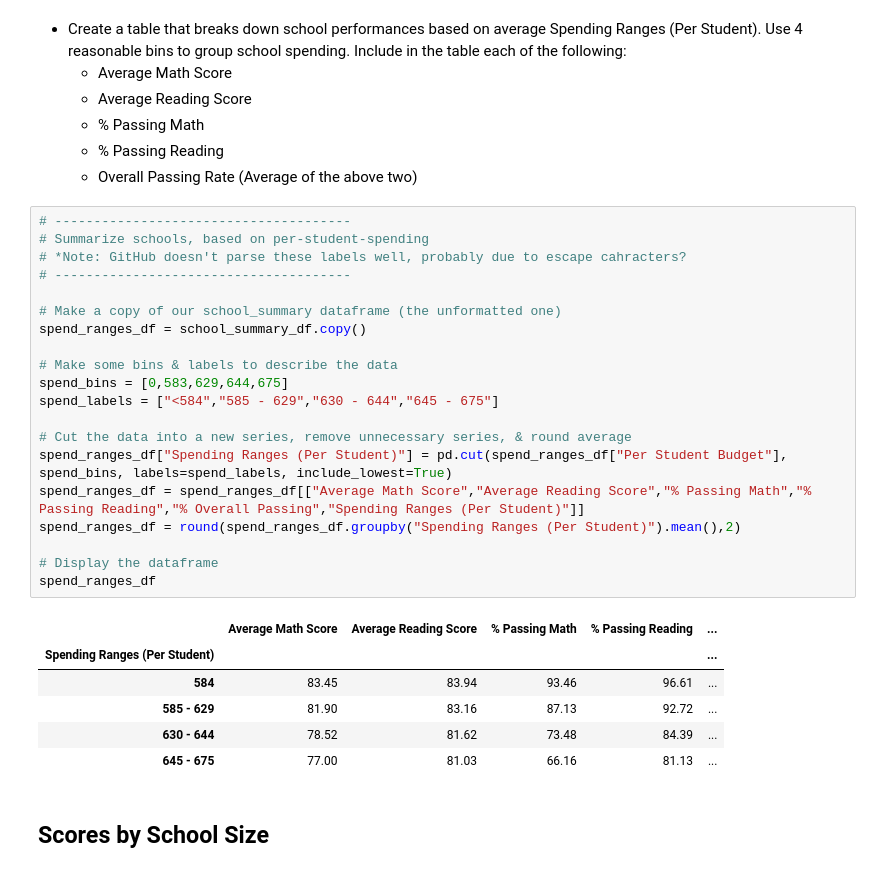
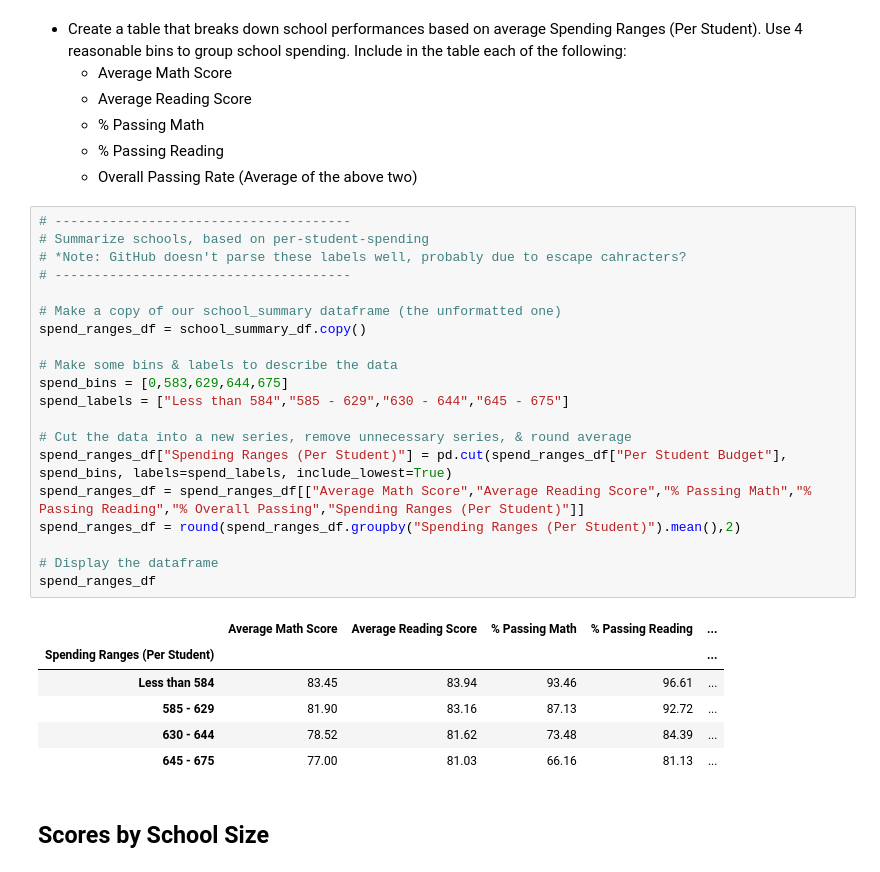
Before and after one commit to colbyhoke/pandas-challenge, a Jupyter notebook: PyCitySchools/04-Pandas_Homework_PyCitySchools_PyCitySchools_ch.ipynb, the cells around one changed output. Drawn from its saved outputs; the diff is of its cells as text.

```diff
--- a/PyCitySchools/04-Pandas_Homework_PyCitySchools_PyCitySchools_ch.ipynb
+++ b/PyCitySchools/04-Pandas_Homework_PyCitySchools_PyCitySchools_ch.ipynb
@@ -396,27 +396,27 @@ nine_twelve_reading_merge
 # %%
 # --------------------------------------
 # Summarize schools, based on per-student-spending
 # *Note: GitHub doesn't parse these labels well, probably due to escape cahracters?
 # --------------------------------------
 
 # Make a copy of our school_summary dataframe (the unformatted one)
 spend_ranges_df = school_summary_df.copy()
 
 # Make some bins & labels to describe the data
 spend_bins = [0,583,629,644,675]
-spend_labels = ["<584","585 - 629","630 - 644","645 - 675"]
+spend_labels = ["Less than 584","585 - 629","630 - 644","645 - 675"]
 
 # Cut the data into a new series, remove unnecessary series, & round average
 spend_ranges_df["Spending Ranges (Per Student)"] = pd.cut(spend_ranges_df["Per Student Budget"], spend_bins, labels=spend_labels, include_lowest=True)
 spend_ranges_df = spend_ranges_df[["Average Math Score","Average Reading Score","% Passing Math","% Passing Reading","% Overall Passing","Spending Ranges (Per Student)"]]
 spend_ranges_df = round(spend_ranges_df.groupby("Spending Ranges (Per Student)").mean(),2)
 
 # Display the dataframe
 spend_ranges_df
 # %% [output]
 |  | Average Math Score | Average Reading Score | % Passing Math | % Passing Reading | ... |
 | Spending Ranges (Per Student) |  |  |  |  | ... |
-| 584 | 83.45 | 83.94 | 93.46 | 96.61 | ... |
+| Less than 584 | 83.45 | 83.94 | 93.46 | 96.61 | ... |
 | 585 - 629 | 81.90 | 83.16 | 87.13 | 92.72 | ... |
 | 630 - 644 | 78.52 | 81.62 | 73.48 | 84.39 | ... |
 | 645 - 675 | 77.00 | 81.03 | 66.16 | 81.13 | ... |
```
